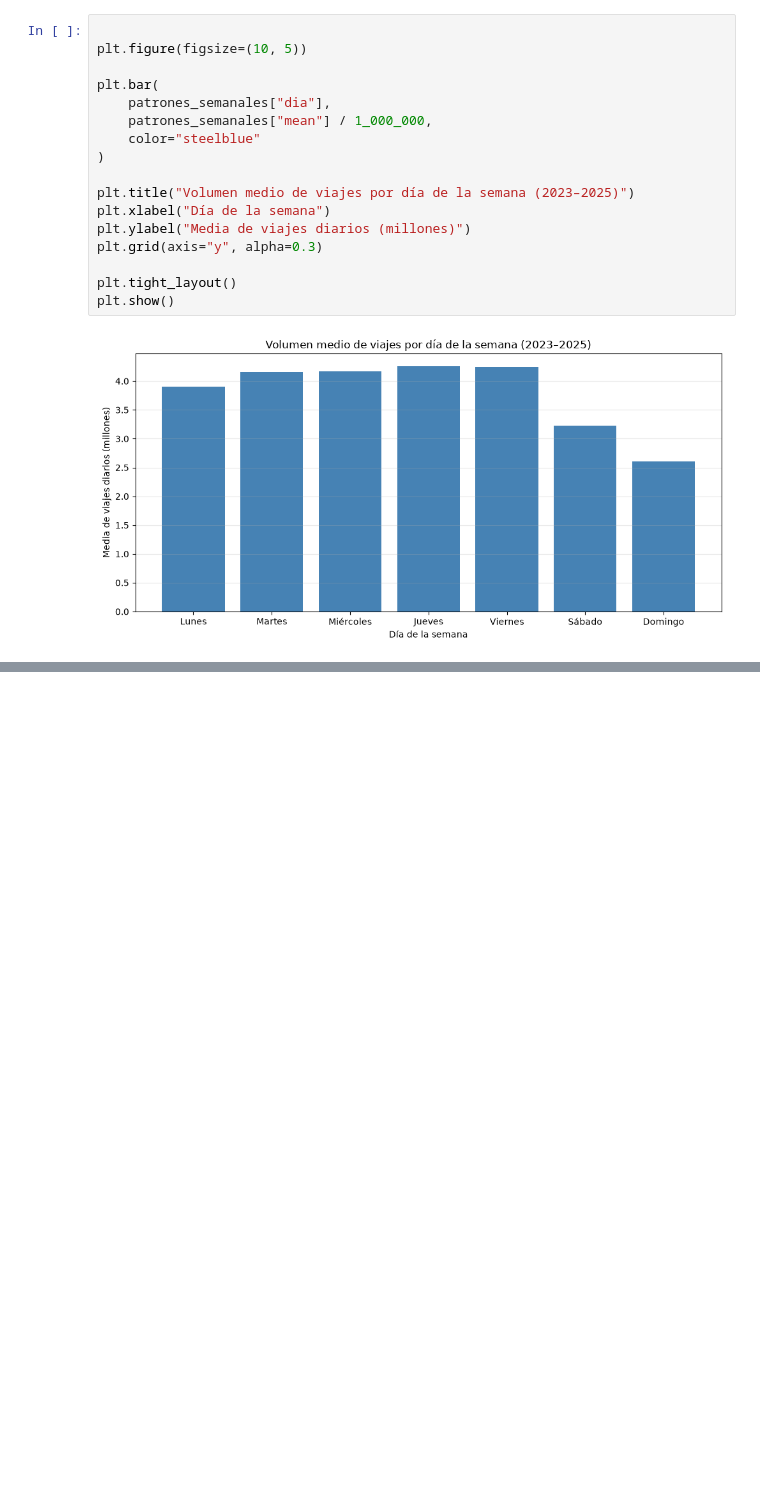
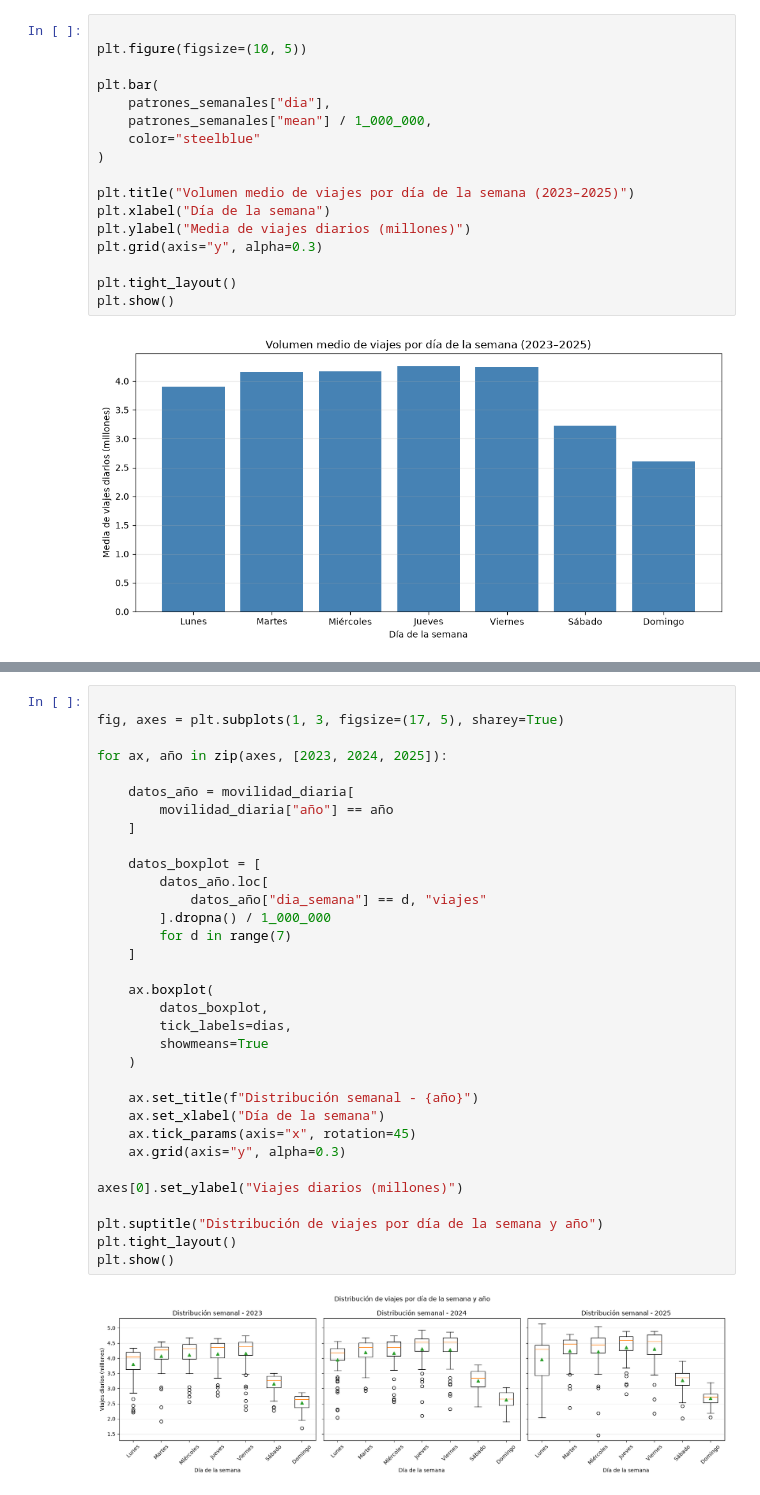
Before and after one commit to martinafrisach/R-MOVE, a Jupyter notebook: notebooks/02_movilidad_telefonica_analisi_estadistico.ipynb, the cells around one changed output, grey strips where cells are left out. Saved outputs shown, nothing was run; the diff lists cells and outputs as text; blank space fills up the shorter version.

```diff
--- a/notebooks/02_movilidad_telefonica_analisi_estadistico.ipynb
+++ b/notebooks/02_movilidad_telefonica_analisi_estadistico.ipynb
@@ -198,0 +238,35 @@ plt.show()
+# %%
+
+fig, axes = plt.subplots(1, 3, figsize=(17, 5), sharey=True)
+
+for ax, año in zip(axes, [2023, 2024, 2025]):
+
+    datos_año = movilidad_diaria[
+        movilidad_diaria["año"] == año
+    ]
+
+    datos_boxplot = [
+        datos_año.loc[
+            datos_año["dia_semana"] == d, "viajes"
+        ].dropna() / 1_000_000
+        for d in range(7)
+    ]
+
+    ax.boxplot(
+        datos_boxplot,
+        tick_labels=dias,
+        showmeans=True
+    )
+
+    ax.set_title(f"Distribución semanal - {año}")
+    ax.set_xlabel("Día de la semana")
+    ax.tick_params(axis="x", rotation=45)
+    ax.grid(axis="y", alpha=0.3)
+
+axes[0].set_ylabel("Viajes diarios (millones)")
+
+plt.suptitle("Distribución de viajes por día de la semana y año")
+plt.tight_layout()
+plt.show()
+# %% [output]
+[figure, added]
```
Also changed, not shown: parts of 48 cells of this notebook, 2 other files.
